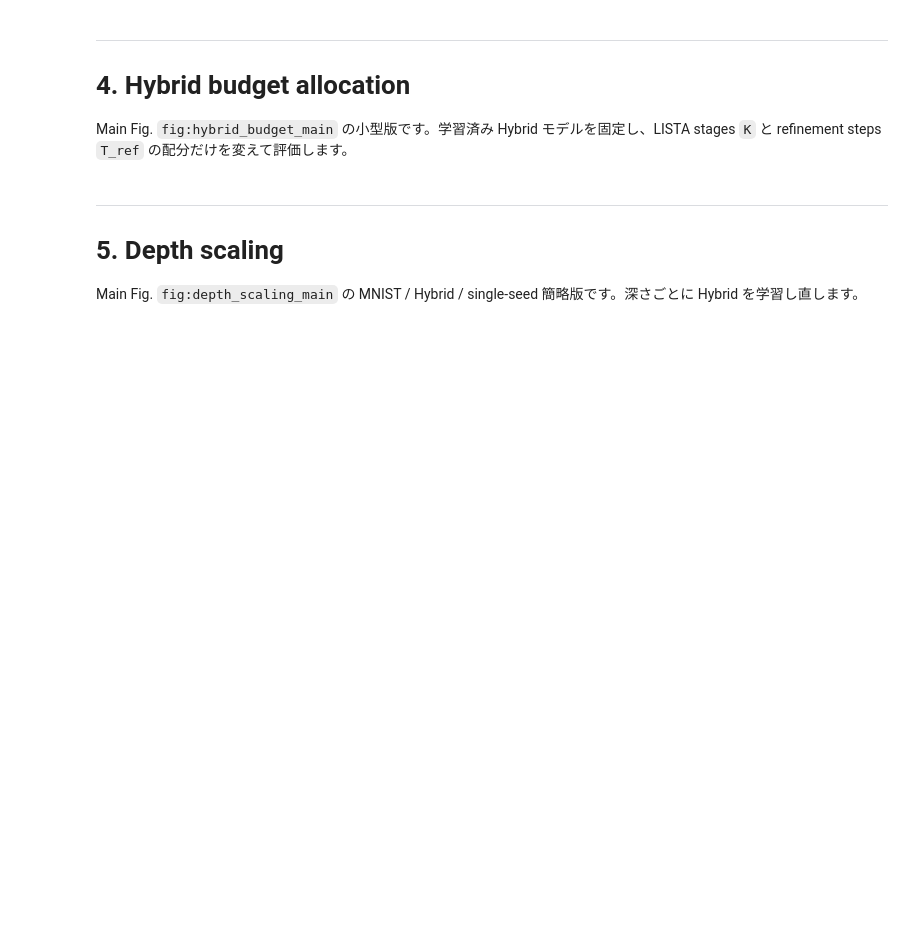
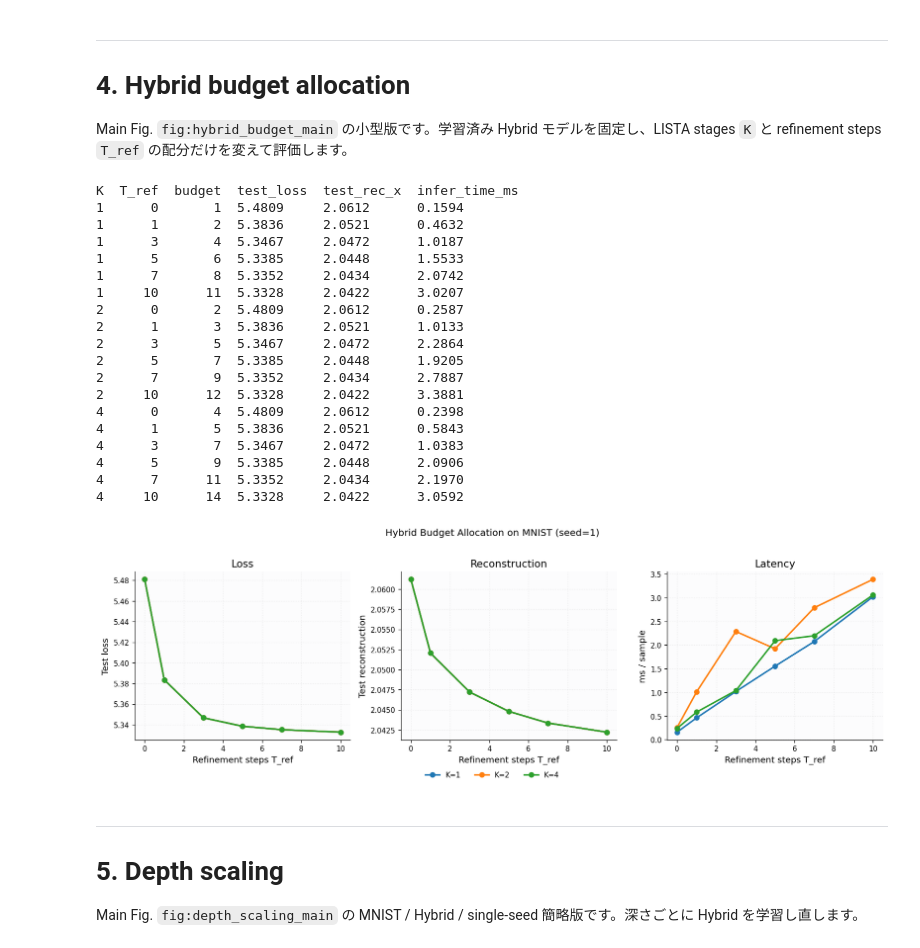
Before and after one commit to KazuhisaFujita/HSC, a Jupyter notebook: demo.ipynb, the cells around one changed output. Cells and saved outputs as stored; diff of their text form; code cells hidden in the pictures; blank space fills up the shorter version.

```diff
--- a/demo.ipynb
+++ b/demo.ipynb
@@ -261,23 +341,34 @@ Main Fig. `fig:hybrid_budget_main` の小型版です。学習済み Hybrid モ
 # ============================================================
 # 4. Hybrid budget allocation: vary K and refinement steps at evaluation
 # ============================================================
+
 hybrid_rows = []
+
+# --- Grid search over (K, T_ref) ---------------------------------------------
+# K   : LISTA stage数（学習済み）
+# T_ref: refinement反復回数（推論時に調整可能）
 K_VALUES = [1, 2, 4]
-T_REF_VALUES = [0, 1, 3, 5, 7]
+T_REF_VALUES = [0, 1, 3, 5, 7, 10]
+
 _, _, _, test_loader = make_dataset_loaders(DATASET, batch_size=BATCH_SIZE)
 
 for K in K_VALUES:
     for T_ref in T_REF_VALUES:
+        # --- Build eval config with this (K, T_ref) pair --------------------------
         cfg = Config(
             mode="hybrid",
             layer_dims=LAYER_DIMS,
             lambdas=LAMBDAS,
             betas=BETAS,
-            infer_steps=T_ref,
-            lista_steps=K,
+            infer_steps=T_ref,       # refinementステップ数
+            lista_steps=K,           # LISTA stage数（学習済みモデルを流用）
             batch_size=BATCH_SIZE,
             device=DEVICE,
         )
+
+        # --- Evaluate with the *trained* Hybrid model ----------------------------
+        # 辞書Dsと推論ネットワークはseed=1で学習済みのものを再利用。
+        # K/T_refを変えても同じモデルを使うので、純粋に「予算配分」の影響が見られる。
         row = collect_validation_snapshot(
             cfg=cfg,
             Ds=results["hybrid"]["Ds"],
@@ -287,42 +378,66 @@ for K in K_VALUES:
             epoch=EPOCHS,
             run_dir=Path("/tmp/demo_hybrid_budget"),
         )
+
         hybrid_rows.append({
             "K": K,
             "T_ref": T_ref,
-            "budget": K + T_ref,
+            "budget": K + T_ref,       # 総予算 = stage数 + refinement数
             "test_loss": row["loss"],
             "test_rec_x": row["rec_x"],
             "infer_time_ms": row["infer_time_ms"],
         })
 
+# --- Print grid results ------------------------------------------------------
 print("K  T_ref  budget  test_loss  test_rec_x  infer_time_ms")
 for row in hybrid_rows:
     print(f"{row['K']:>1}  {row['T_ref']:>5}  {row['budget']:>6}  {row['test_loss']:.4f}     {row['test_rec_x']:.4f}      {row['infer_time_ms']:.4f}")
 
+# --- Plot: each line is a fixed K, x-axis = T_ref ----------------------------
 fig, axes = plt.subplots(1, 3, figsize=(14, 4.2), sharex=True)
 for K in K_VALUES:
     sub = sorted([row for row in hybrid_rows if row["K"] == K], key=lambda row: row["T_ref"])
     t_refs = [row["T_ref"] for row in sub]
     axes[0].plot(t_refs, [row["test_loss"] for row in sub], marker="o", linewidth=2, label=f"K={K}")
     axes[1].plot(t_refs, [row["test_rec_x"] for row in sub], marker="o", linewidth=2, label=f"K={K}")
     axes[2].plot(t_refs, [row["infer_time_ms"] for row in sub], marker="o", linewidth=2, label=f"K={K}")
 
 for ax, title, ylabel in [
     (axes[0], "Loss", "Test loss"),
     (axes[1], "Reconstruction", "Test reconstruction"),
     (axes[2], "Latency", "ms / sample"),
 ]:
     ax.set_title(title)
     ax.set_xlabel("Refinement steps T_ref")
     ax.set_ylabel(ylabel)
 
 handles, labels = axes[0].get_legend_handles_labels()
 fig.legend(handles, labels, loc="lower center", ncol=len(K_VALUES), frameon=False, bbox_to_anchor=(0.5, -0.05))
 fig.suptitle(f"Hybrid Budget Allocation on MNIST (seed={SEED})", y=1.02)
 plt.tight_layout()
 plt.savefig(_DEMO_DIR / "demo_03_hybrid_budget.png", dpi=180, bbox_inches="tight")
 plt.show()
+# %% [output]
+K  T_ref  budget  test_loss  test_rec_x  infer_time_ms
+1      0       1  5.4809     2.0612      0.1594
+1      1       2  5.3836     2.0521      0.4632
+1      3       4  5.3467     2.0472      1.0187
+1      5       6  5.3385     2.0448      1.5533
+1      7       8  5.3352     2.0434      2.0742
+1     10      11  5.3328     2.0422      3.0207
+2      0       2  5.4809     2.0612      0.2587
+2      1       3  5.3836     2.0521      1.0133
+2      3       5  5.3467     2.0472      2.2864
+2      5       7  5.3385     2.0448      1.9205
+2      7       9  5.3352     2.0434      2.7887
+2     10      12  5.3328     2.0422      3.3881
+4      0       4  5.4809     2.0612      0.2398
+4      1       5  5.3836     2.0521      0.5843
+4      3       7  5.3467     2.0472      1.0383
+4      5       9  5.3385     2.0448      2.0906
+4      7      11  5.3352     2.0434      2.1970
+4     10      14  5.3328     2.0422      3.0592
+[figure, added]
 # %% [markdown]
 ---
 
```
Also changed, not shown: parts of 9 cells of this notebook.
